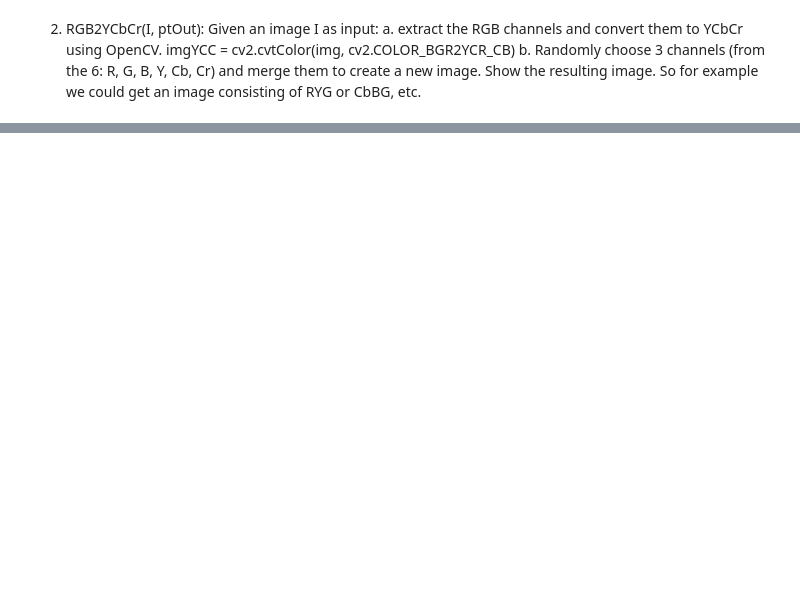
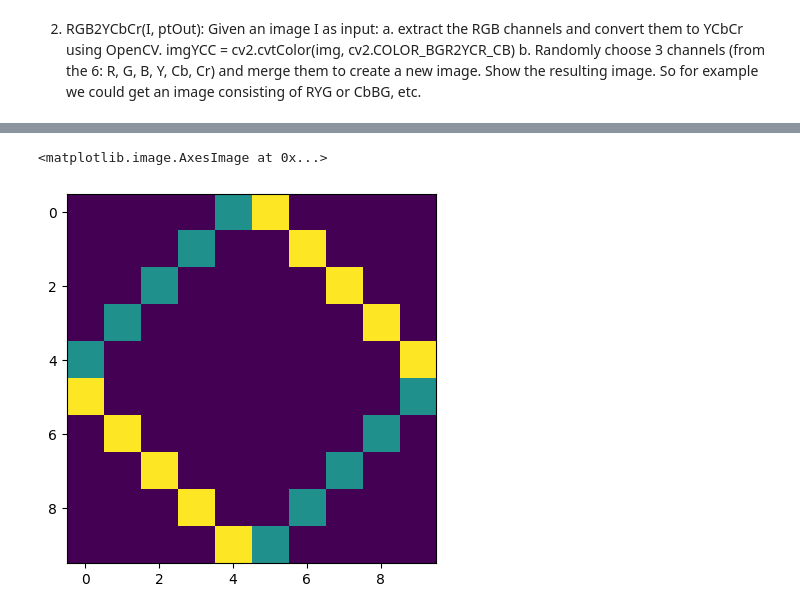
Before and after one commit to CutVonDrake/Multimedia-data-Modelling-exercises, a Jupyter notebook: Untitled.ipynb, the cells around one changed output, grey strips where cells are left out. Saved outputs shown, nothing was run; the diff lists cells and outputs as text; code cells hidden in the pictures; blank space fills up the shorter version.

```diff
--- a/Untitled.ipynb
+++ b/Untitled.ipynb
@@ -56,0 +104,33 @@ imgB=img[:,:,2].copy()
+# %%
+matr=matrice[0].copy()
+matr5=np.zeros((5,5), dtype=matr.dtype)
+
+#print(matrice)
+
+for A in range(0,matrice.shape[0],5):
+    for B in range(0,matrice.shape[1],5):
+        n=0
+        for a in range(A, A+5):
+            m=0
+            for b in range(B, B+5):
+                matr5[m,n]=matrice[a,b]
+                m+=1
+            n+=1
+        matr5a=matr5.copy()
+        for a in range(5):
+            for b in range(5):
+                if a==b:
+                    matr5a[a,b]=matr5[a,matr5.shape[1]-1-b]
+                elif a==matr5.shape[1]-1-b:
+                    matr5a[a,b]=matr5[matr5.shape[1]-1-a,b]
+
+        matr[A:A+5,B:B+5]=matr5a
+        #print(matr5)
+        #print(matr5a)
+
+#print(matr)
+# %%
+plt.imshow(matr)
+# %% [output]
+<matplotlib.image.AxesImage at 0x...>
+[figure, added]
```
Also changed, not shown: parts of 6 cells of this notebook, 1 other file.
